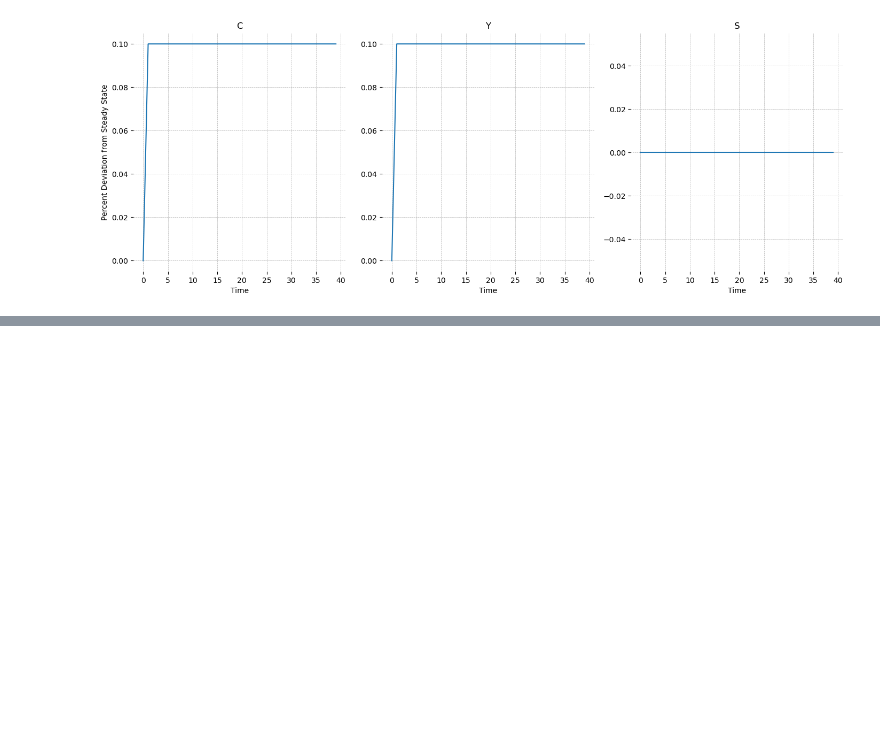
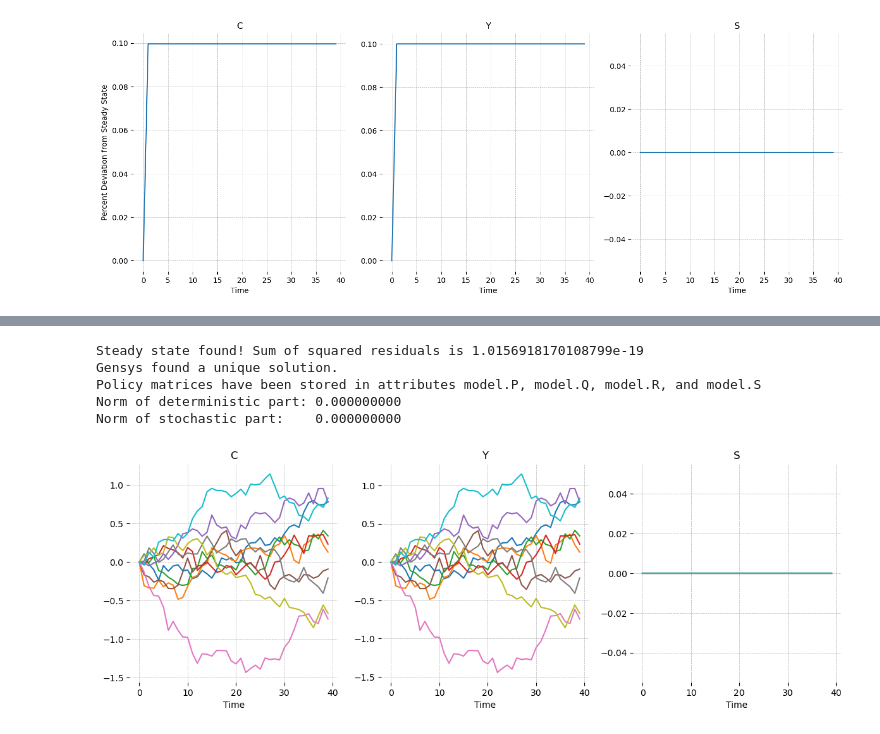
Before and after one commit to jessegrabowski/psme_macro_2023, a Jupyter notebook: Notebooks/TD05 - Permanent Income.ipynb, the cells around one changed output, grey strips where cells are left out. Drawn from its saved outputs; the diff is of its cells as text; code cells hidden in the pictures; blank space fills up the shorter version.

```diff
--- a/Notebooks/TD05 - Permanent Income.ipynb
+++ b/Notebooks/TD05 - Permanent Income.ipynb
@@ -67,0 +268,14 @@ gp.plot_simulation(sim_1, vars_to_plot=['C', 'Y', 'S']);
+# %%
+mod_1.free_param_dict['rho_Y'] = 1 - 1e-12
+mod_1.steady_state()
+mod_1.solve_model(solver='gensys')
+sim_rho_1 = mod_1.simulate(simulation_length=40, shock_cov_matrix=np.eye(1) * 0.01, n_simulations=10)
+
+gp.plot_simulation(sim_rho_1.round(3), vars_to_plot=['C', 'Y', 'S']);
+# %% [output]
+Steady state found! Sum of squared residuals is 1.0156918170108799e-19
+Gensys found a unique solution.
+Policy matrices have been stored in attributes model.P, model.Q, model.R, and model.S
+Norm of deterministic part: 0.000000000
+Norm of stochastic part:    0.000000000
+[figure, added]
```
Also changed, not shown: parts of 23 cells of this notebook, 2 other files.
